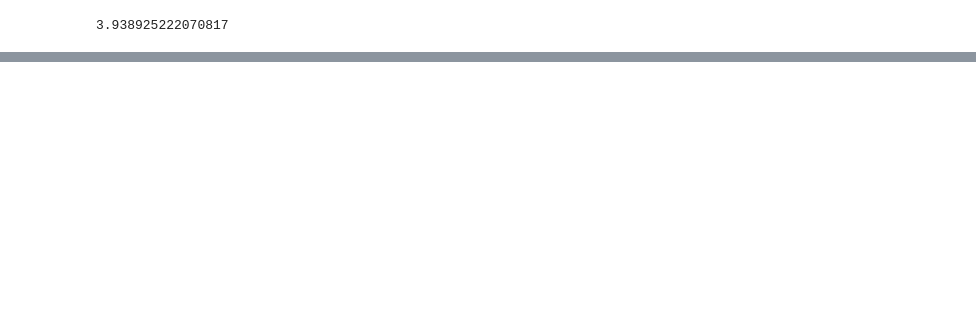
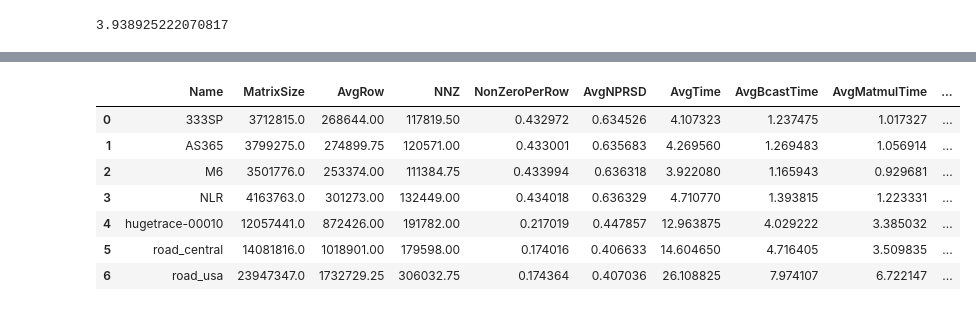
Before and after one commit to marufdsi/ConferencePapers, a Jupyter notebook: ICPP2021/ICPP_PLOTS_GEN.ipynb, the cells around one changed output, grey strips where cells are left out. Cells and saved outputs as stored; diff of their text form; code cells hidden in the pictures; blank space fills up the shorter version.

```diff
--- a/ICPP2021/ICPP_PLOTS_GEN.ipynb
+++ b/ICPP2021/ICPP_PLOTS_GEN.ipynb
@@ -1483,0 +1588,13 @@ Max Error:  37.60215250860597  Avg Error:  17.78362732456235
+# %%
+coo_full_data = pd.read_csv("../../SpMV_Model/src/SkylakeResults/MPI_COO_2D_SpMV.csv")
+coo_real_data = coo_full_data[coo_full_data["Name"].isin(test_matrices)].groupby("Name").mean().reset_index()
+coo_real_data
+# %% [output]
+|  | Name | MatrixSize | AvgRow | NNZ | NonZeroPerRow | AvgNPRSD | AvgTime | AvgBcastTime | AvgMatmulTime | ... |
+| 0 | 333SP | 3712815.0 | 268644.00 | 117819.50 | 0.432972 | 0.634526 | 4.107323 | 1.237475 | 1.017327 | ... |
+| 1 | AS365 | 3799275.0 | 274899.75 | 120571.00 | 0.433001 | 0.635683 | 4.269560 | 1.269483 | 1.056914 | ... |
+| 2 | M6 | 3501776.0 | 253374.00 | 111384.75 | 0.433994 | 0.636318 | 3.922080 | 1.165943 | 0.929681 | ... |
+| 3 | NLR | 4163763.0 | 301273.00 | 132449.00 | 0.434018 | 0.636329 | 4.710770 | 1.393815 | 1.223331 | ... |
+| 4 | hugetrace-00010 | 12057441.0 | 872426.00 | 191782.00 | 0.217019 | 0.447857 | 12.963875 | 4.029222 | 3.385032 | ... |
+| 5 | road_central | 14081816.0 | 1018901.00 | 179598.00 | 0.174016 | 0.406633 | 14.604650 | 4.716405 | 3.509835 | ... |
+| 6 | road_usa | 23947347.0 | 1732729.25 | 306032.75 | 0.174364 | 0.407036 | 26.108825 | 7.974107 | 6.722147 | ... |
```
Also changed, not shown: parts of 6 cells of this notebook, 3 other files.
